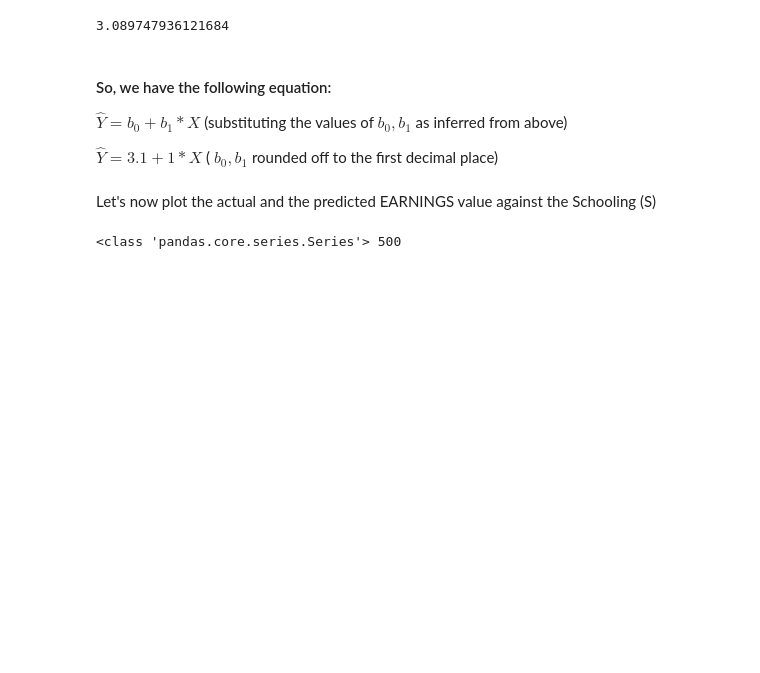
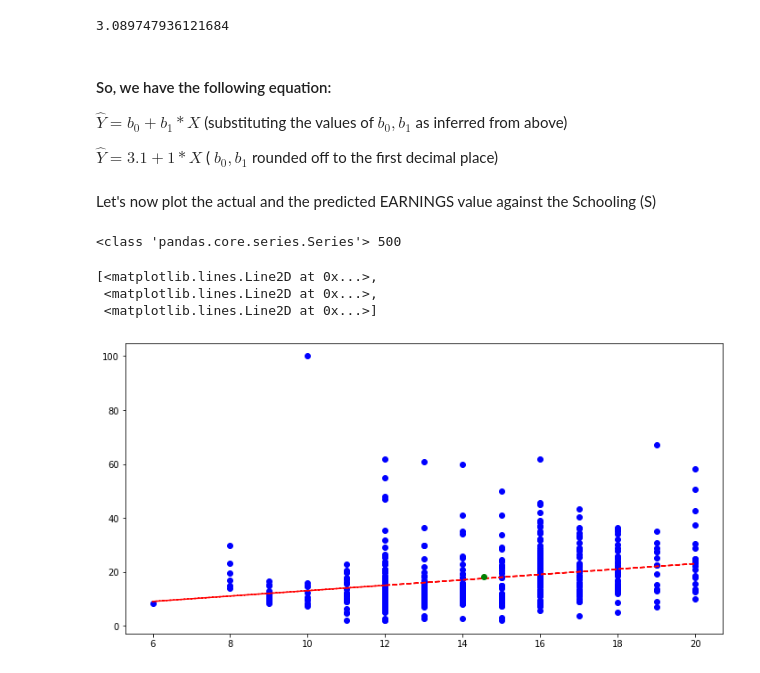
Before and after one commit to ankiboyz/MachineLearningLaunchpad, a Jupyter notebook: SimpleLinearRegression/1_MLL_SLR.ipynb, the cells around one changed output. Drawn from its saved outputs; the diff is of its cells as text; code cells hidden in the pictures; blank space fills up the shorter version.

```diff
--- a/SimpleLinearRegression/1_MLL_SLR.ipynb
+++ b/SimpleLinearRegression/1_MLL_SLR.ipynb
@@ -164,0 +163,13 @@ print(type(predicted_EARNINGS), len(predicted_EARNINGS))
+# %%
+# Simple Chart.
+import matplotlib.pyplot as plt
+
+plt.figure(figsize=(12,6))
+
+# As we also understood from the OLS properties the mean of both X and Y lies on the OLS regression line.
+plt.plot(S,actual_EARNINGS, 'bo', S, predicted_EARNINGS, 'r--', mean_S, mean_EARNINGS, 'go')
+# %% [output]
+[<matplotlib.lines.Line2D at 0x...>,
+ <matplotlib.lines.Line2D at 0x...>,
+ <matplotlib.lines.Line2D at 0x...>]
+[figure, added]
```
Also changed, not shown: parts of 1 cell of this notebook.
